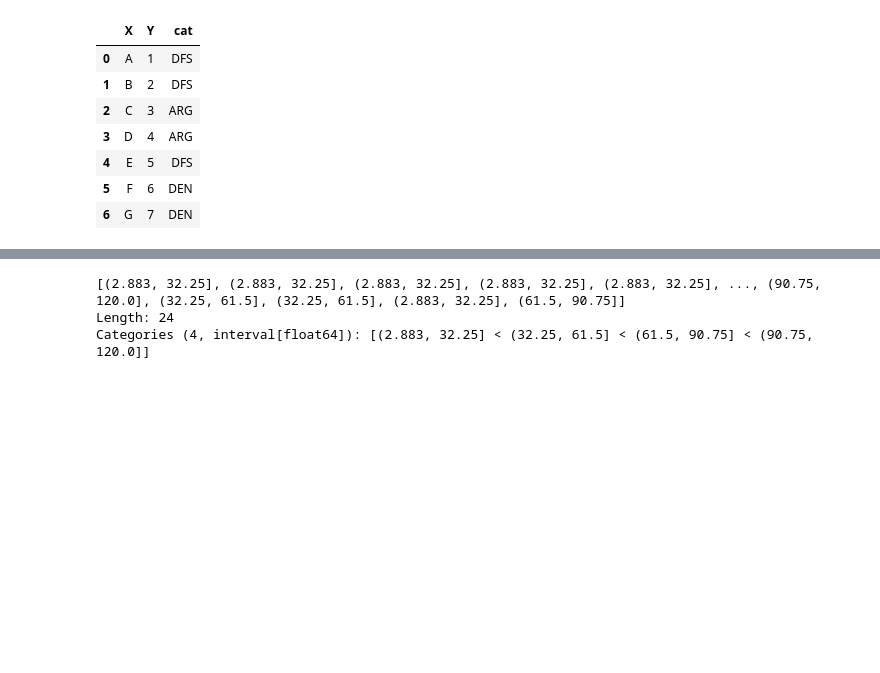
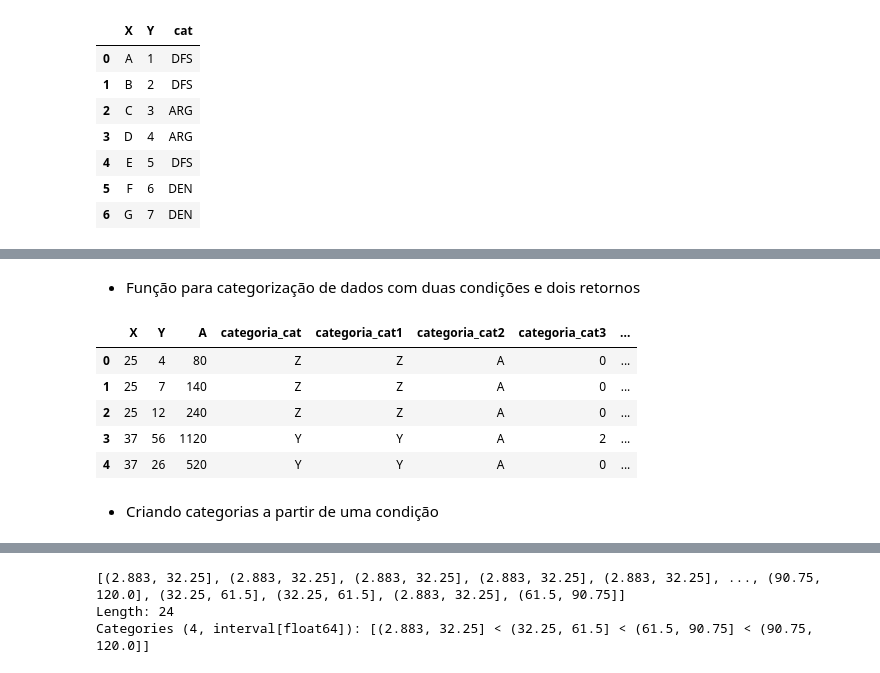
Before and after one commit to GCabral95/Codigos_Analise_Dados, a Jupyter notebook: Limpeza e Engenharia de Base.ipynb, the cells around one changed output, grey strips where cells are left out. Cells and saved outputs as stored; diff of their text form; code cells hidden in the pictures; blank space fills up the shorter version.

```diff
--- a/Limpeza e Engenharia de Base.ipynb
+++ b/Limpeza e Engenharia de Base.ipynb
@@ -250,0 +289,5 @@ df['X'] = (df['Y'] * 20)
+# %%
+df = pd.DataFrame({
+    'X' : [25,25,25,37,37,37,45,45,54,2,2,30,30,30,30,30,30,30,53,57,666,44,45,434],
+    'Y' : [4,7,12,56,26,78,94,23,56,34,800,56,76,35,78,46,78,56,44,45,434,244,4246,60],
+})
@@ -250,0 +296,2 @@ df['X'] = (df['Y'] * 20)
+# %%
+df['A'] = (df['Y'] * 20)
@@ -251,5 +309,4 @@ df['X'] = (df['Y'] * 20)
 # %%
-# Criando uma função para categorização de dados.
 def categoriza(s):
     if s >= 50:
         return 'X'
@@ -257,5 +314,7 @@ def categoriza(s):
         return 'Y'
     elif s >= 15:
         return 'Z'
+    else:
+        return 'V'
 # %%
 #Aplicando a funcao acima
@@ -265,0 +355,2 @@ df['categoria_cat1'], df['categoria_cat2'] = zip(*df['coluna_base'].apply(catego
+# %% [markdown]
+* Função para categorização de dados com duas condições e dois retornos
@@ -266 +370,12 @@ df['categoria_cat1'], df['categoria_cat2'] = zip(*df['coluna_base'].apply(catego
+# %%
+df.head()
+# %% [output]
+|  | X | Y | A | categoria_cat | categoria_cat1 | categoria_cat2 | categoria_cat3 | ... |
+| 0 | 25 | 4 | 80 | Z | Z | A | 0 | ... |
+| 1 | 25 | 7 | 140 | Z | Z | A | 0 | ... |
+| 2 | 25 | 12 | 240 | Z | Z | A | 0 | ... |
+| 3 | 37 | 56 | 1120 | Y | Y | A | 2 | ... |
+| 4 | 37 | 26 | 520 | Y | Y | A | 0 | ... |
+# %% [markdown]
+* Criando categorias a partir de uma condição
 # %%
```
Also changed, not shown: parts of 85 cells of this notebook.
